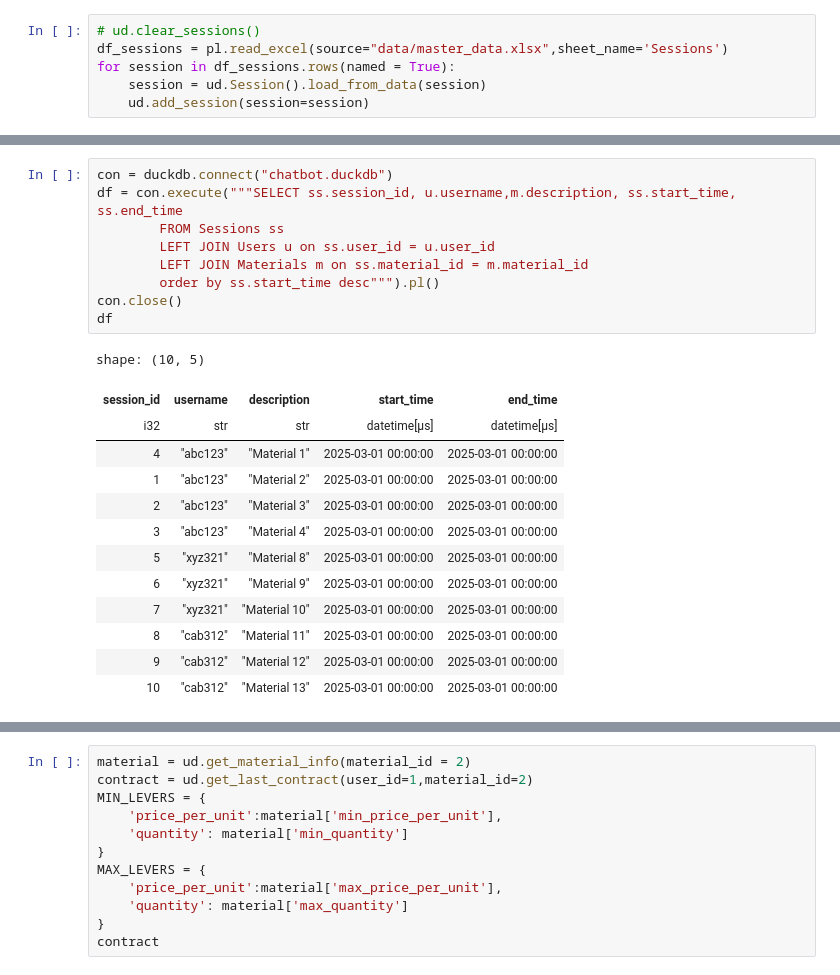
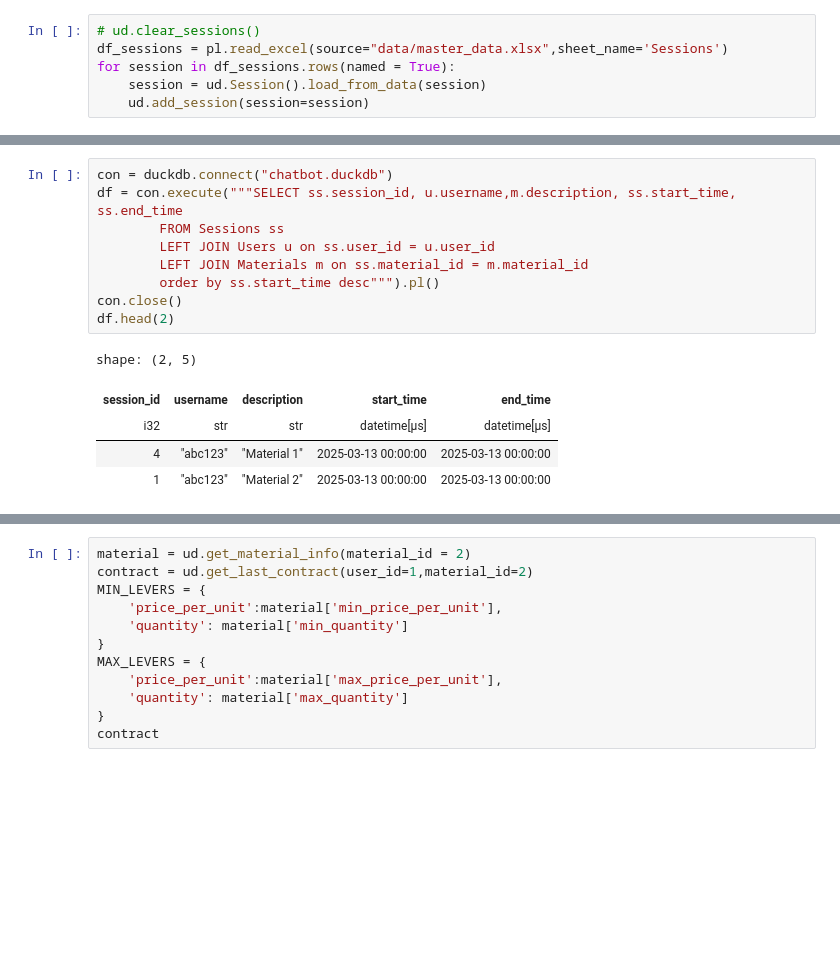
Before and after one commit to monojit-mandal/vendor-negotiation-chatbot, a Jupyter notebook: load_data_into_duckdb.ipynb, the cells around one changed output, grey strips where cells are left out. Saved outputs shown, nothing was run; the diff lists cells and outputs as text; blank space fills up the shorter version.

```diff
--- a/load_data_into_duckdb.ipynb
+++ b/load_data_into_duckdb.ipynb
@@ -124,26 +127,18 @@ shape: (13, 5)
 # %%
 con = duckdb.connect("chatbot.duckdb")
 df = con.execute("""SELECT ss.session_id, u.username,m.description, ss.start_time, ss.end_time
         FROM Sessions ss
         LEFT JOIN Users u on ss.user_id = u.user_id
         LEFT JOIN Materials m on ss.material_id = m.material_id
         order by ss.start_time desc""").pl()
 con.close()
-df
+df.head(2)
 # %% [output]
-shape: (10, 5)
+shape: (2, 5)
 | session_id | username | description | start_time | end_time |
 | i32 | str | str | datetime[μs] | datetime[μs] |
-| 4 | "abc123" | "Material 1" | 2025-03-01 00:00:00 | 2025-03-01 00:00:00 |
-| 1 | "abc123" | "Material 2" | 2025-03-01 00:00:00 | 2025-03-01 00:00:00 |
-| 2 | "abc123" | "Material 3" | 2025-03-01 00:00:00 | 2025-03-01 00:00:00 |
-| 3 | "abc123" | "Material 4" | 2025-03-01 00:00:00 | 2025-03-01 00:00:00 |
-| 5 | "xyz321" | "Material 8" | 2025-03-01 00:00:00 | 2025-03-01 00:00:00 |
-| 6 | "xyz321" | "Material 9" | 2025-03-01 00:00:00 | 2025-03-01 00:00:00 |
-| 7 | "xyz321" | "Material 10" | 2025-03-01 00:00:00 | 2025-03-01 00:00:00 |
-| 8 | "cab312" | "Material 11" | 2025-03-01 00:00:00 | 2025-03-01 00:00:00 |
-| 9 | "cab312" | "Material 12" | 2025-03-01 00:00:00 | 2025-03-01 00:00:00 |
-| 10 | "cab312" | "Material 13" | 2025-03-01 00:00:00 | 2025-03-01 00:00:00 |
+| 4 | "abc123" | "Material 1" | 2025-03-13 00:00:00 | 2025-03-13 00:00:00 |
+| 1 | "abc123" | "Material 2" | 2025-03-13 00:00:00 | 2025-03-13 00:00:00 |
 # %%
 ud.pull_sessions_by_user('monojit')
 # %% [output]
```
Also changed, not shown: parts of 5 cells of this notebook, 7 other files.
